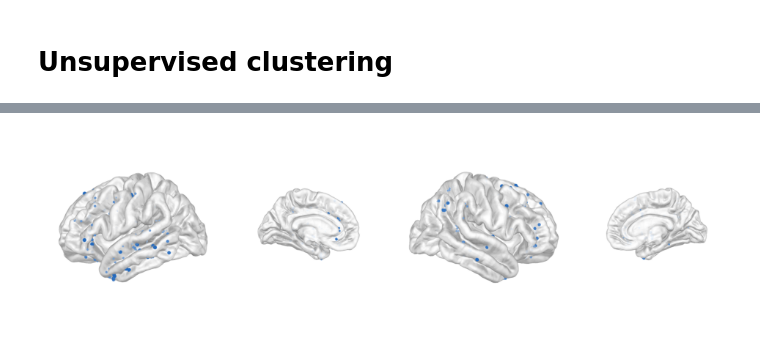
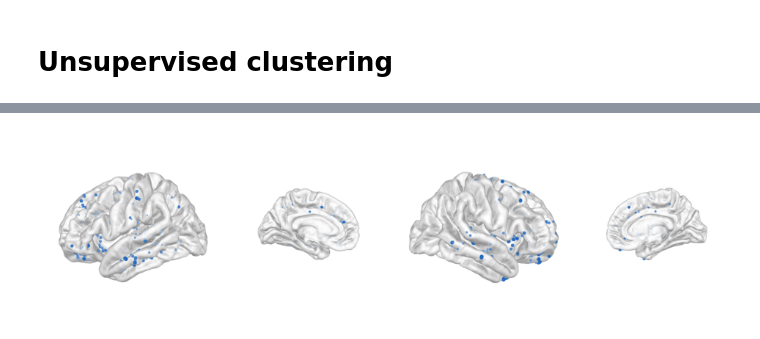
Before and after one commit to shinanlin/insula, a Jupyter notebook: notebooks/saliency.ipynb, the cells around one changed output, grey strips where cells are left out. Cells and saved outputs as stored; diff of their text form; code cells hidden in the pictures.

```diff
--- a/notebooks/saliency.ipynb
+++ b/notebooks/saliency.ipynb
@@ -104,0 +105,10 @@ HGAs.head()
+# %%
+# load a exlude pandas df
+fpath = '../results/exlude_insula.csv'
+exclude_df = pd.read_csv(fpath, index_col=0)
+# exclude NaN columns and flatten into single list
+exclude_chn = [electrode for item in exclude_df.Exclude.dropna()
+                for electrode in eval(item)]
+
+HGAs = HGAs[~HGAs.channel.isin(exclude_chn)]
+print(exclude_chn)
@@ -196,11 +260,26 @@ plt.show()
 # %%
-cords = subset_[
-    (subset_.phase == 'response')
-    & (subset_.description=='Repeat')
-    & (subset_.time>-0.5)
-    & (subset_.time<0.5)
-    ].groupby('channel').agg({
-    'value': 'mean',
+condition = 'Repeat'
+phase = 'stimulus'
+
+subset = HGAs[
+    (HGAs.modality == 'sound')
+    & (HGAs.description == condition)
+].copy()
+
+subset['significance'] = subset.groupby(['task', 'channel', 'phase' ,'description'])['mask'].transform('any')
+
+rois = ['PIC','STG','AIC','SMC','IFG','HG'
+        'MFG','SFGs','STS','SMG','CG','SPL',
+        'MTG','AG','ITG']
+
+cords = subset[
+    (subset.phase == phase)
+    & (subset.roi.isin(rois))
+    & (subset.significance == True)
+    & (subset.time>0)
+    & (subset.time<0.5)
+].groupby('channel').agg({
+    'value': lambda x: x.iloc[np.argmax(np.abs(x))],
     'x': 'first',
     'y': 'first',
     'z': 'first',
@@ -210,7 +289,7 @@ cords = subset_[
     'hemi': 'first',
     'subject': 'first',
     'description': 'first',
-    'task': 'first'
+    'task': 'last'
 }).reset_index()
 
 cords.head()
@@ -496,7 +574,7 @@ rh_brain = Brain(
     cortex=(0.9, 0.9, 0.9), alpha=0.9, size=(600*cm, 600*cm)
 )
 
-i=2
+i=4
 coords = W_[W_.component == i][['x', 'y', 'z']].values
 weight_values = W_[W_.component == i]['weight'].values
 
@@ -612,4 +690,4 @@ libEGL warning: failed to open /dev/dri/card0: Permission denied
-[figure, old version]
+[figure, new version]
 # %%
 
 fig, (ax1, ax2, ax3) = plt.subplots(nrows=1, ncols=3, figsize=(12*cm, 4*cm),gridspec_kw={'width_ratios': [2.5, 2.5, 2.5]})
```
Also changed, not shown: parts of 12 cells of this notebook, 2 other files.
